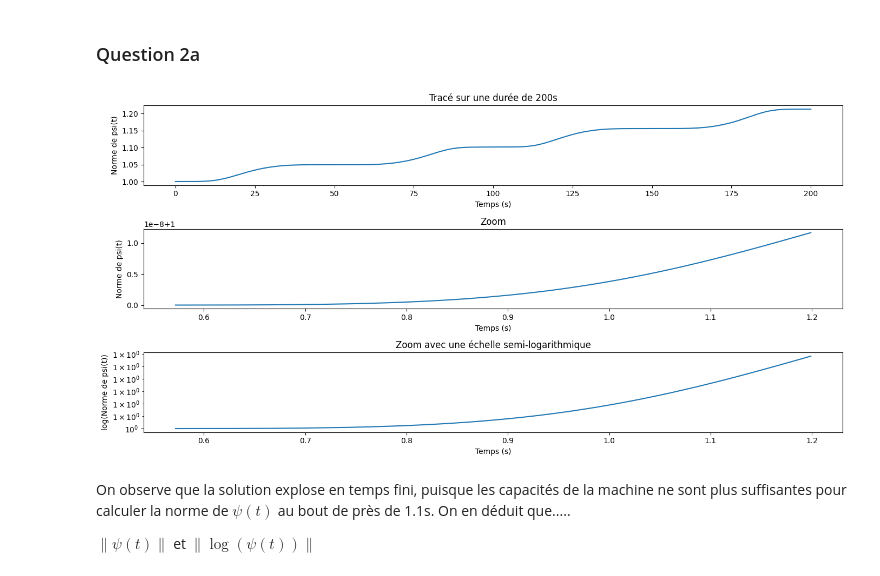
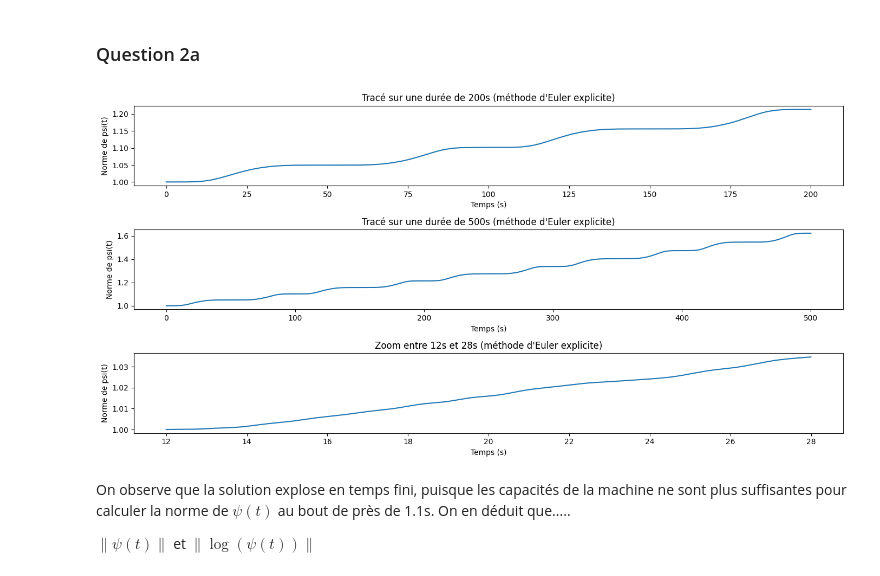
Before and after one commit to bavrillon/Projet-Maths-2---Equations-Diff-rentielles, a Jupyter notebook: Réponses - Groupe 28.ipynb, the cells around one changed output. Cells and saved outputs as stored; diff of their text form; code cells hidden in the pictures.

```diff
--- a/Réponses - Groupe 28.ipynb
+++ b/Réponses - Groupe 28.ipynb
@@ -70,50 +70,49 @@ def f(x,t):
 # %%
 def euler_explicit(psi_0,t_0,t_f,E,delta,dt):
     tps = np.arange(t_0,t_f,dt)
     n = len(tps)
     psi = np.zeros((n,3))
     psi[0] = psi_0
     for k in range(1,n):
         psi[k] = f(psi[k-1],tps[k-1])*dt+psi[k-1]
     return(tps,psi)
 
-Résolution_a = euler_explicit(psi_0,0.000001,200,E,delta,dt)
-Temps = Résolution_a[0]
-Norme_psi = np.linalg.norm(Résolution_a[1],ord=2,axis=1)
+Résolution_exp_a = euler_explicit(psi_0,0.000001,200,E,delta,dt)
+Temps_exp_a = Résolution_exp_a[0]
+Norme_psi_exp_a = np.linalg.norm(Résolution_exp_a[1],ord=2,axis=1)
 
-Résolution_b = euler_explicit(psi_0,0.572,1.2,E,delta,dt)
-Temps_b = Résolution_b[0]
-Norme_psi_b = np.linalg.norm(Résolution_b[1],ord=2,axis=1)
+Résolution_exp_b = euler_explicit(psi_0,0.000001,500,E,delta,dt)
+Temps_exp_b = Résolution_exp_b[0]
+Norme_psi_exp_b = np.linalg.norm(Résolution_exp_b[1],ord=2,axis=1)
 
-Résolution_c = euler_explicit(psi_0,0.572,1.2,E,delta,dt)
-Temps_c = Résolution_b[0]
-Norme_psi_c = np.linalg.norm(Résolution_b[1],ord=2,axis=1)
+Résolution_exp_c = euler_explicit(psi_0,12,28,E,delta,dt)
+Temps_exp_c = Résolution_exp_c[0]
+Norme_psi_exp_c = np.linalg.norm(Résolution_exp_c[1],ord=2,axis=1)
 
 plt.figure()
 
 plt.subplot(3, 1, 1)
-plt.plot(Temps,Norme_psi)
+plt.plot(Temps_exp_a,Norme_psi_exp_a)
 plt.xlabel("Temps (s)")
 plt.ylabel("Norme de psi(t)")
-plt.title("Tracé sur une durée de 200s")
+plt.title("Tracé sur une durée de 200s (méthode d'Euler explicite)")
 
 plt.subplot(3, 1, 2)
-plt.plot(Temps_b,Norme_psi_b)
+plt.plot(Temps_exp_b,Norme_psi_exp_b)
 plt.xlabel("Temps (s)")
 plt.ylabel("Norme de psi(t)")
-plt.title("Zoom")
+plt.title("Tracé sur une durée de 500s (méthode d'Euler explicite)")
 
 plt.subplot(3, 1, 3)
-plt.plot(Temps_c,Norme_psi_c)
-plt.semilogy()
+plt.plot(Temps_exp_c,Norme_psi_exp_c)
 plt.xlabel("Temps (s)")
-plt.ylabel("log(Norme de psi(t))")
-plt.title("Zoom avec une échelle semi-logarithmique")
+plt.ylabel("Norme de psi(t)")
+plt.title("Zoom entre 12s et 28s (méthode d'Euler explicite)")
 
 plt.tight_layout()
 plt.show()
 # %% [output]
-[figure, old version]
+[figure, new version]
 # %% [markdown]
 On observe que la solution explose en temps fini, puisque les capacités de la machine ne sont plus suffisantes pour calculer la norme de $\psi (t)$ au bout de près de 1.1s.
 On en déduit que.....
```
Also changed, not shown: parts of 3 cells of this notebook.
